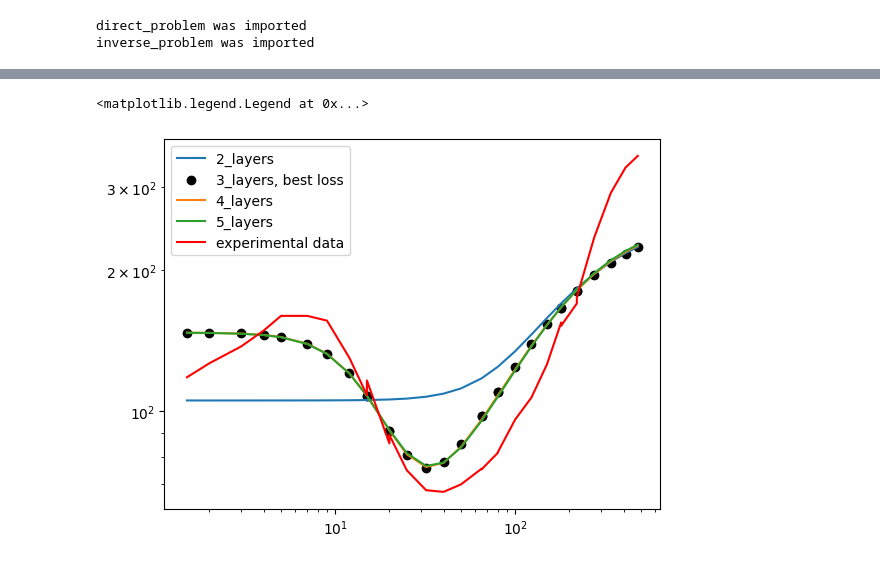
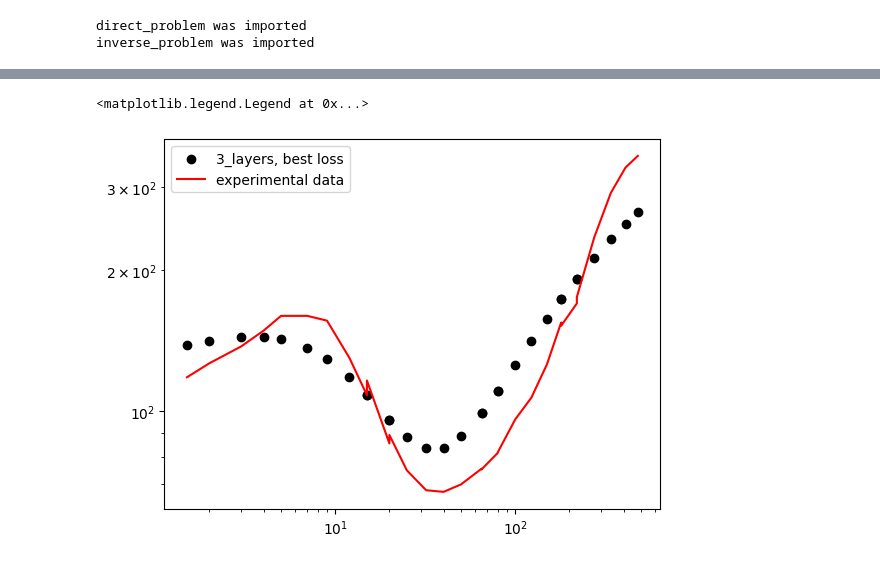
Before and after one commit to arty0mkha/electrical-prospecting, a Jupyter notebook: inverse_example.ipynb, the cells around one changed output, grey strips where cells are left out. Saved outputs shown, nothing was run; the diff lists cells and outputs as text; code cells hidden in the pictures.

```diff
--- a/inverse_example.ipynb
+++ b/inverse_example.ipynb
@@ -17,0 +25,14 @@ AB2 = stt.T[0] # Полуразнос
+# %%
+N_layers_list=[3] # список из количества слоёв в моделях
+exp_data=np.array([AB2, experimental_rhoa]).T # Данные
+num=100
+method='U'
+auto=False
+start=[[130,5,160,10,50,70,350]]
+# %%
+rk_start=[]
+for r in AB2:
+    rk_start.append(dir.calculate_apparent_resistance(start[0],method,r,num))
+plt.loglog(AB2,rk_start, label='start_param')
+plt.loglog(AB2,experimental_rhoa,c='red', label='experimental data')
+plt.legend()
@@ -18,7 +42,5 @@ AB2 = stt.T[0] # Полуразнос
 # %%
-N_layers_list=[3,4] # список из количества слоёв в моделях
-exp_data=np.array([AB2, experimental_rhoa]).T # Данные
-inverse=inv.inverse_problem_solver(N_layers_list,'U',100, exp_data)
+inverse=inv.inverse_problem_solver(N_layers_list,method,num, exp_data, auto=auto,start=start)
 results=inverse[0] # модели полученные из обратной задачи
 ind=inverse[1] #  индекс модели с наименьшим loss_N_layers в results
 print(ind)
@@ -47,11 +58,15 @@ loss = 37.678733391261396
 # %%
 # Визуализация
 for i in range(len(N_layers_list)):
-    if N_layers_list[i]==ind:
-        plt.scatter(AB2,inv.aprox_rhoa(AB2, results[i].x), c='black',label=f'{N_layers_list[i]}_layers, best loss')
-    else: plt.loglog(AB2,inv.aprox_rhoa(AB2, results[i].x), label=f'{N_layers_list[i]}_layers')
+    rk=[]
+    for r in AB2:
+        rk.append(dir.calculate_apparent_resistance(results[i].x,method,r,num))
+
+    if i==ind:
+        plt.scatter(AB2,rk, c='black',label=f'{N_layers_list[i]}_layers, best loss')
+    else: plt.loglog(AB2,rk, label=f'{N_layers_list[i]}_layers')
 plt.loglog(AB2,experimental_rhoa,c='red', label='experimental data')
 plt.legend()
 # %% [output]
 <matplotlib.legend.Legend at 0x...>
-[figure, old version]
+[figure, new version]
```
Also changed, not shown: parts of 5 cells of this notebook, 3 other files.
